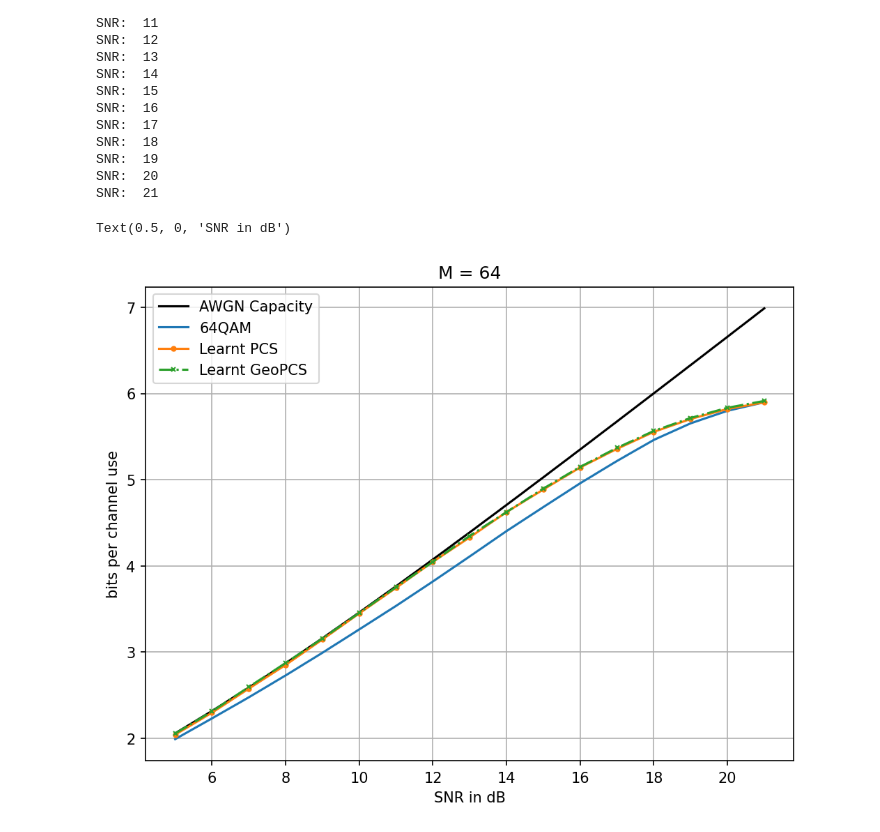
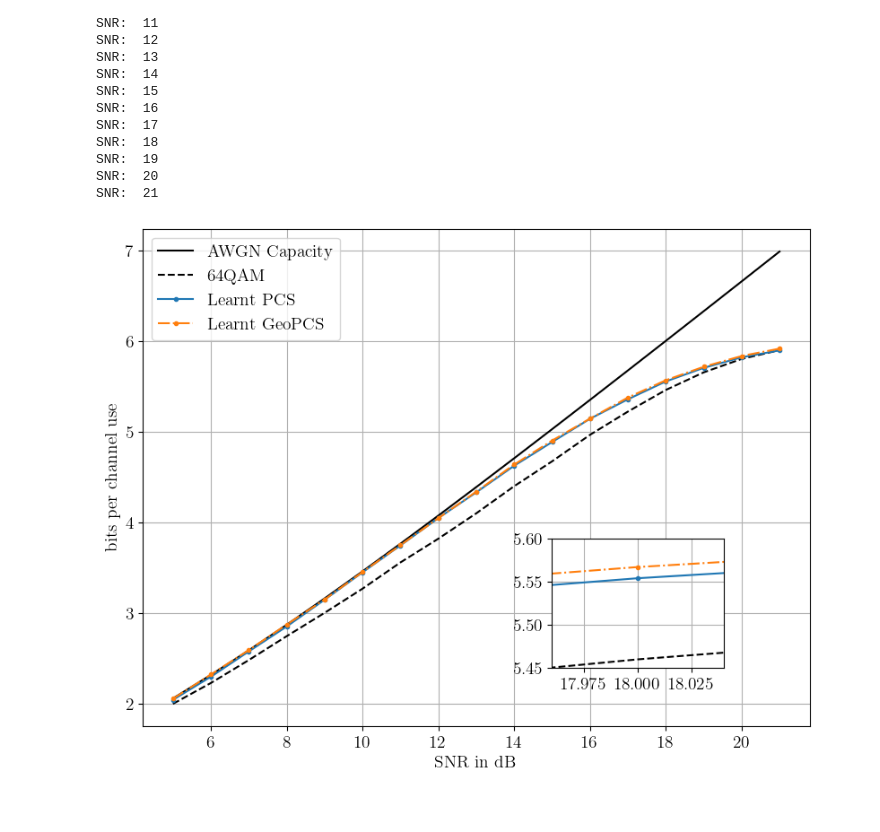
Before and after one commit to davideandres95/pcs-research-intership, a Jupyter notebook: notebooks/aref_e2e_pas_gcs_sweep.ipynb, the cells around one changed output. Drawn from its saved outputs; the diff is of its cells as text; code cells hidden in the pictures.

```diff
--- a/notebooks/aref_e2e_pas_gcs_sweep.ipynb
+++ b/notebooks/aref_e2e_pas_gcs_sweep.ipynb
@@ -9,3 +8,15 @@ plt.rcParams['figure.dpi'] = 150
+# %%
+## reset defaults
+plt.rcdefaults()
+
+## Set up LaTeX fonts
+plt.rcParams.update({
+    "pgf.texsystem": "pdflatex",
+    "text.usetex": True,
+    "font.family": "serif",
+    "font.serif": ["Computer Modern Roman"],
+    "font.size": 14,
+    })
 # %%
 class Receiver(nn.Module):
     def __init__(self, M):
@@ -58,9 +83,9 @@ def AWGN_channel(x, sigma2):
 M = 8
 n = 10_000
 nepochs = 4000
-lr = 0.1
+lr = 0.01
 
-dec = Receiver(M)
+dec = Receiver2(M)
 enc = Encoder(M)
 mapper = Mapper(M)
 loss_fn = nn.CrossEntropyLoss()
@@ -150,7 +175,7 @@ M = 8
 alphabet = np.arange(-7,8,2)
 alphabet = alphabet / np.sqrt(np.mean(alphabet**2))
 indices = np.random.choice(np.arange(M), n)
-symbols = alphabet[indices]
+symbols2 = alphabet[indices]
 
 mi_64 = []
 mi_geo_pcs = []
@@ -158,7 +183,7 @@ for snrdB in SNR_dBs:
     print('SNR: ', snrdB)
     sigma2 = 1/(10**(snrdB/10))
     sigma2 = sigma2
-    y = AWGN_channel_np(symbols, sigma2)
+    y = AWGN_channel_np(symbols2, sigma2)
     apps = AWGNdemapper(y, alphabet, sigma2)
     xe = xesmd(apps, indices)
     mi_64.append(2*(3 - (xe) / np.log(2)))
@@ -192,23 +212,39 @@ SNR:  21
 mi_pcs = [2.041632877685936, 2.2965410912458686, 2.575854330893837, 2.851042910626163, 3.146103053769781, 3.4486305116312113, 3.74516781376309, 4.047385358887666, 4.330862986443626, 4.62423993538325, 4.885996154135238, 5.142329759905522, 5.357581525898905, 5.554533993875182, 5.7042861672874645, 5.820472830696154, 5.8971915395236385]
 # %%
 # Plot
-plt.rcParams['figure.figsize'] = [8, 6]
+plt.rcParams['figure.figsize'] = [8*1.2, 6*1.2]
 
-plt.plot(SNR_dBs, np.log2(1+10**(SNR_dBs/10)), color='black', label='AWGN Capacity')
-plt.plot(SNR_dBs, mi_64, label = '64QAM')
-# plt.plot(SNR_dBs, np.log2(1+10**(SNR_dBs/10)) - 0.5*np.log2((np.pi*np.e)/6) , linestyle='dashed', color='C4', label='$C(P/\sigma^2) - \dfrac{1}{2}\log_2\dfrac{\pi e}{6}$')
+fig, ax1 = plt.subplots()
+ax1.plot(SNR_dBs, np.log2(1+10**(SNR_dBs/10)), color='black', label='AWGN Capacity')
+ax1.plot(SNR_dBs, mi_64, color='black', ls='--', label = '64QAM')
 
-plt.plot(SNR_dBs, mi_pcs, marker='o', markersize=3, label='Learnt PCS')
+ax1.plot(SNR_dBs, mi_pcs, color='C0', marker='o', markersize=3, label='Learnt PCS')
+ax1.plot(SNR_dBs, mi_geo_pcs, color='C1', marker='o', markersize=3, ls='-.', label='Learnt GeoPCS')
 
-plt.plot(SNR_dBs, mi_geo_pcs, marker='x', markersize=3, ls='-.', label='Learnt GeoPCS')
-#for xy in zip(SNR_dBs, mi_pas2):
-#    plt.annotate('(%s, %s)' % xy, xy=xy, textcoords='data')
+ax1.legend(loc='upper left')
+ax1.grid()
+ax1.set_ylabel('bits per channel use')
+ax1.set_xlabel('SNR in dB')
 
-plt.legend()
-plt.grid()
-plt.title('M = 64')
-plt.ylabel('bits per channel use')
-plt.xlabel('SNR in dB')
+
+l, b, h, w = 0.6, .2, .2, .2
+ax2 = fig.add_axes([l, b, w, h])
+
+# plt.rcParams['figure.figsize'] = [4, 4]
+ax2.plot(SNR_dBs, np.log2(1+10**(SNR_dBs/10)), color='black', label='AWGN Capacity')
+ax2.plot(SNR_dBs, mi_64, color='black', ls='--', label = '64QAM')
+
+ax2.plot(SNR_dBs, mi_pcs, color='C0', marker='o', markersize=3, label='Learnt PCS')
+ax2.plot(SNR_dBs, mi_geo_pcs, color='C1', marker='o', markersize=3, ls='-.', label='Learnt GeoPCS')
+
+# plt.legend()
+ax2.grid()
+ax2.set_ylim([5.45,5.6])
+ax2.set_xlim([17.96,18.04])
+# plt.ylabel('bits per channel use')
+# plt.xlabel('SNR in dB')
+# tikzplotlib.save("stark_gcs_18dB_exp_tikz.tex")
+plt.show()
+fig.savefig("embedded_aref.pdf", format="pdf", dpi=600)
 # %% [output]
-Text(0.5, 0, 'SNR in dB')
-[figure, old version]
+[figure, new version]
```
Also changed, not shown: parts of 9 cells of this notebook, 40 other files.
